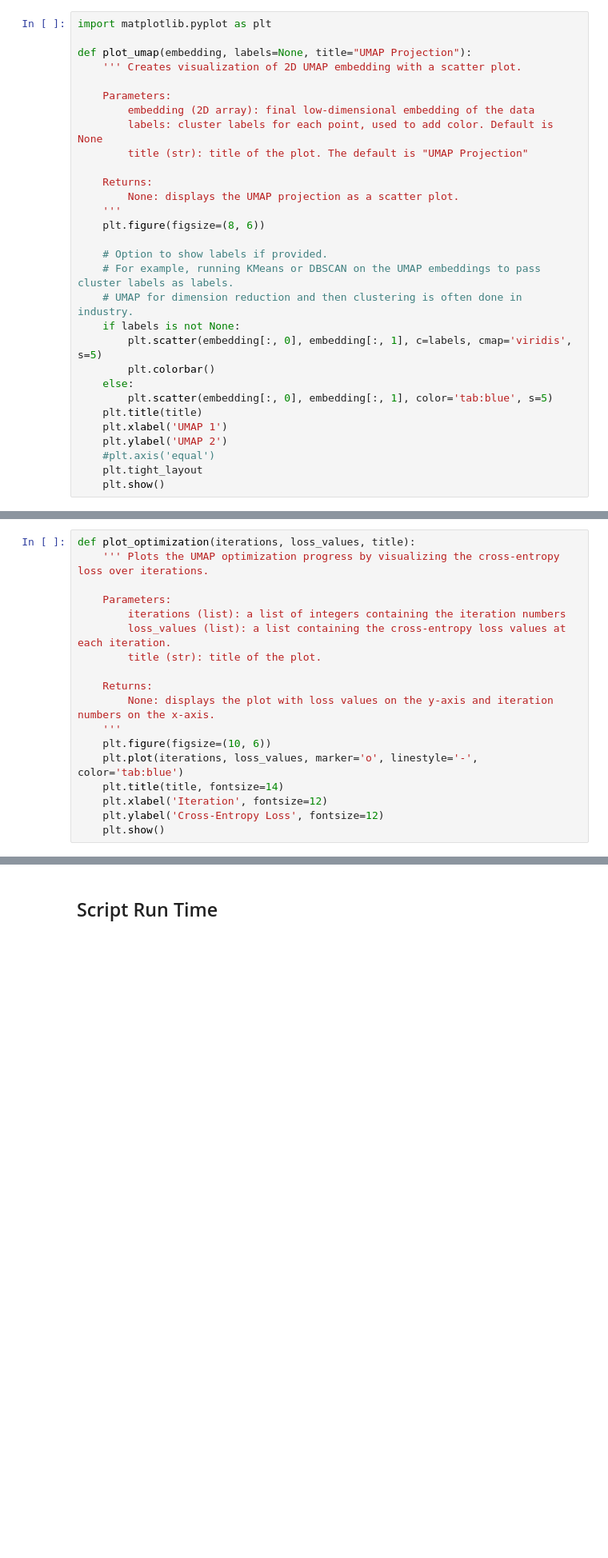
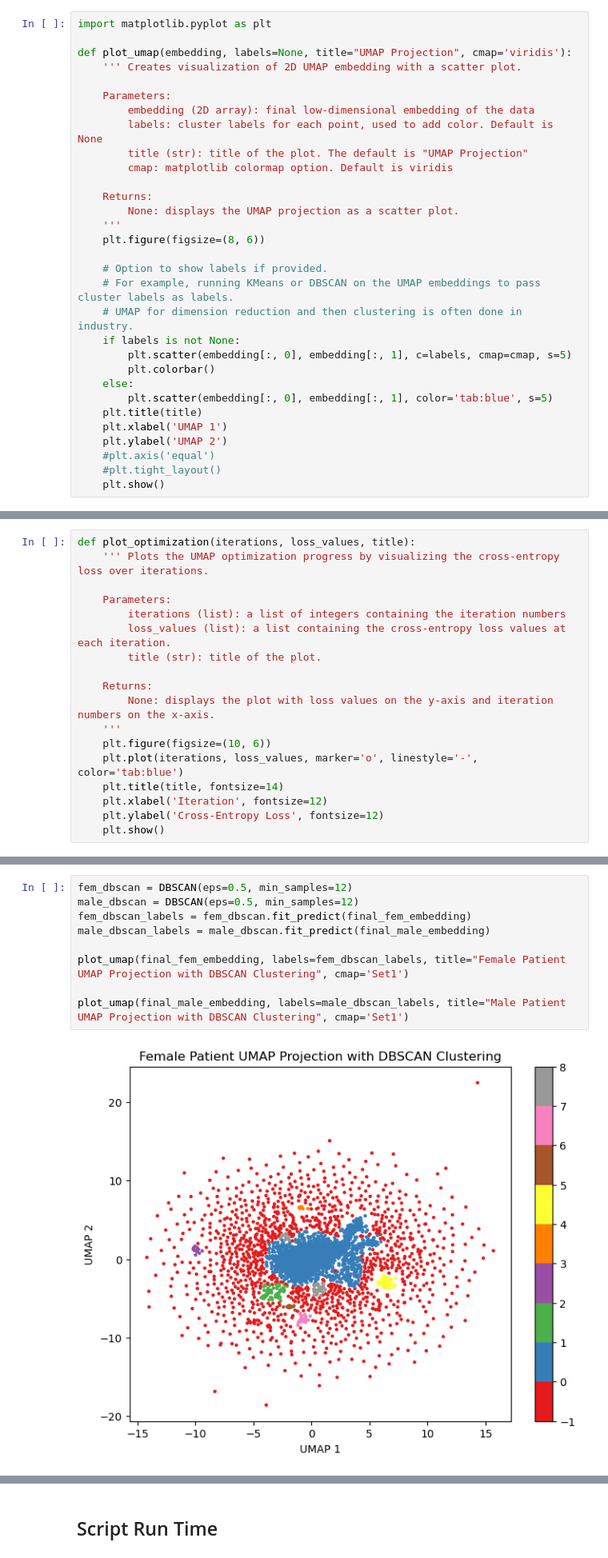
Before and after one commit to charVANder/UMAP_Implementation_on_scRNAseq, a Jupyter notebook: implementation.ipynb, the cells around one changed output, grey strips where cells are left out. Shown: that part at 80% size. Saved outputs shown, nothing was run; the diff lists cells and outputs as text; blank space fills up the shorter version.

```diff
--- a/implementation.ipynb
+++ b/implementation.ipynb
@@ -371,13 +362,14 @@ print(final_male_embedding.shape)  # something like (num_cells_fem, 2)
 # %%
 import matplotlib.pyplot as plt
 
-def plot_umap(embedding, labels=None, title="UMAP Projection"):
+def plot_umap(embedding, labels=None, title="UMAP Projection", cmap='viridis'):
     ''' Creates visualization of 2D UMAP embedding with a scatter plot.
 
     Parameters:
         embedding (2D array): final low-dimensional embedding of the data
         labels: cluster labels for each point, used to add color. Default is None
         title (str): title of the plot. The default is "UMAP Projection"
+        cmap: matplotlib colormap option. Default is viridis
 
     Returns:
         None: displays the UMAP projection as a scatter plot.
@@ -388,7 +380,7 @@ def plot_umap(embedding, labels=None, title="UMAP Projection"):
     # For example, running KMeans or DBSCAN on the UMAP embeddings to pass cluster labels as labels.
     # UMAP for dimension reduction and then clustering is often done in industry.
     if labels is not None:
-        plt.scatter(embedding[:, 0], embedding[:, 1], c=labels, cmap='viridis', s=5)
+        plt.scatter(embedding[:, 0], embedding[:, 1], c=labels, cmap=cmap, s=5)
         plt.colorbar()
     else:
         plt.scatter(embedding[:, 0], embedding[:, 1], color='tab:blue', s=5)
@@ -396,7 +388,7 @@ def plot_umap(embedding, labels=None, title="UMAP Projection"):
     plt.xlabel('UMAP 1')
     plt.ylabel('UMAP 2')
     #plt.axis('equal')
-    plt.tight_layout
+    #plt.tight_layout()
     plt.show()
 # %%
 # Female sample
@@ -448,0 +446,11 @@ plot_optimization(iterations, male_loss_values, "Loss over Iterations during UMA
+# %%
+fem_dbscan = DBSCAN(eps=0.5, min_samples=12)
+male_dbscan = DBSCAN(eps=0.5, min_samples=12)
+fem_dbscan_labels = fem_dbscan.fit_predict(final_fem_embedding)
+male_dbscan_labels = male_dbscan.fit_predict(final_male_embedding)
+
+plot_umap(final_fem_embedding, labels=fem_dbscan_labels, title="Female Patient UMAP Projection with DBSCAN Clustering", cmap='Set1')
+
+plot_umap(final_male_embedding, labels=male_dbscan_labels, title="Male Patient UMAP Projection with DBSCAN Clustering", cmap='Set1')
+# %% [output]
+[figure, added]
```
Also changed, not shown: parts of 18 cells of this notebook, 9 other files.
